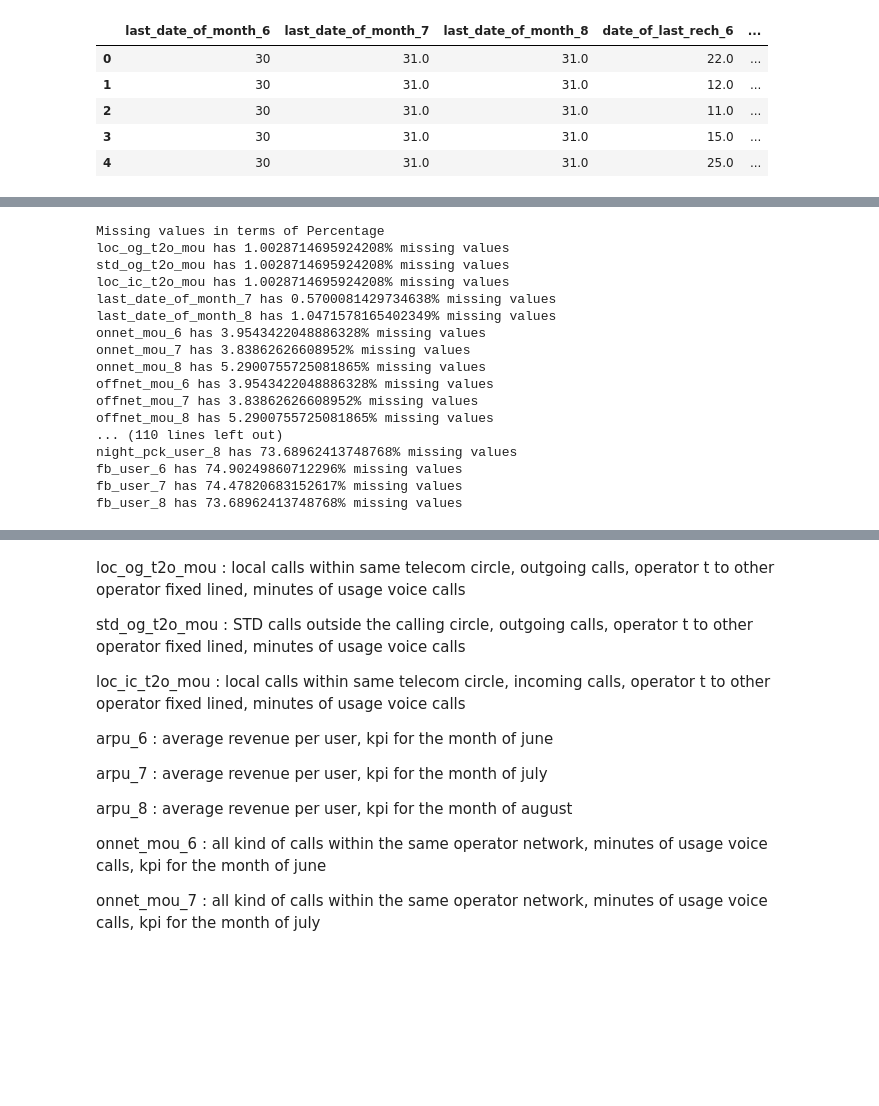
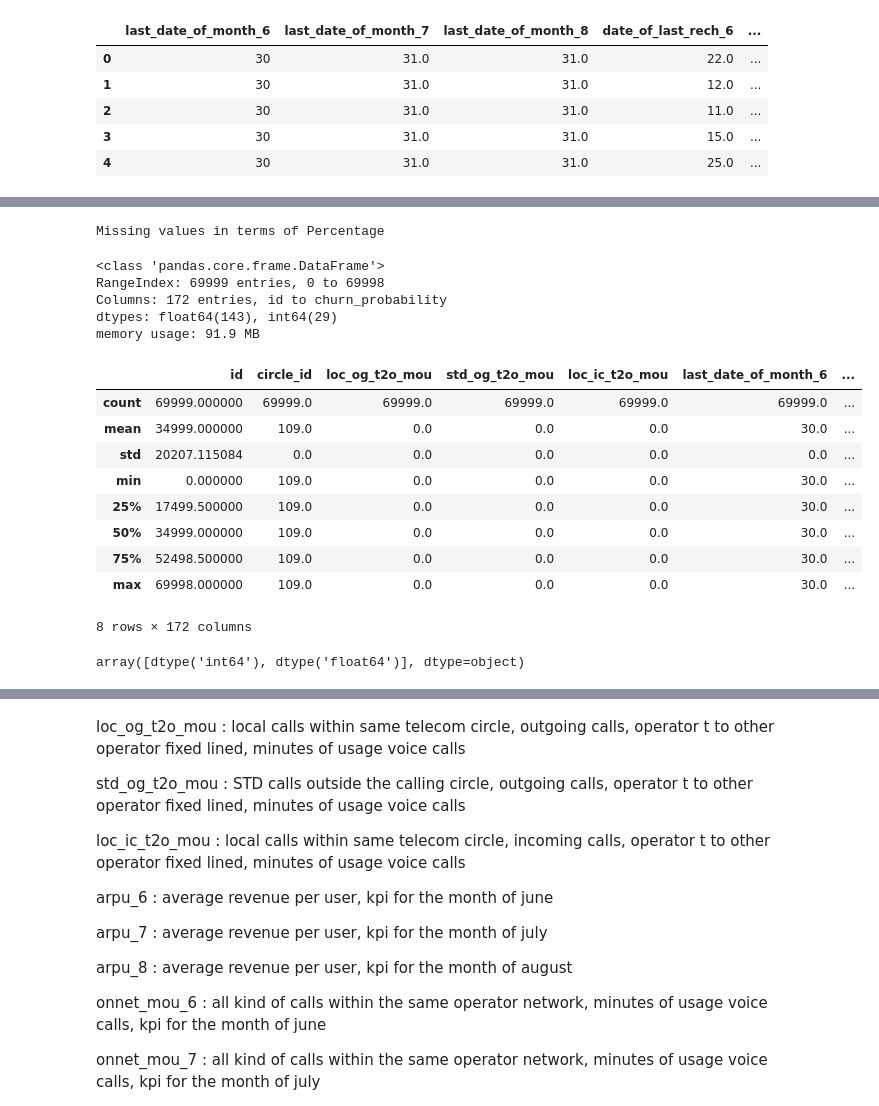
Before and after one commit to 98abhilash/Telecom_Churn, a Jupyter notebook: Telecom_Churn_Prediction.ipynb, the cells around one changed output, grey strips where cells are left out. Drawn from its saved outputs; the diff is of its cells as text; code cells hidden in the pictures; blank space fills up the shorter version.

Commit message:
Data cleaning

```diff
--- a/Telecom_Churn_Prediction.ipynb
+++ b/Telecom_Churn_Prediction.ipynb
@@ -203,4 +226,4 @@ df[conv_to_dt].head()
 | 3 | 30 | 31.0 | 31.0 | 15.0 | ... |
 | 4 | 30 | 31.0 | 31.0 | 25.0 | ... |
 # %%
-df[['last_date_of_month_7','last_date_of_month_8']].fillna(31)
+df[['last_date_of_month_7','last_date_of_month_8']].fillna(31.0,inplace=True)
@@ -221,2 +230,2 @@ df[['last_date_of_month_7','last_date_of_month_8']].fillna(31)
 # %%
-df['last_date_of_month_6'].fillna(30)
+df['last_date_of_month_6'].fillna(30,inplace=True)
@@ -236,2 +232,2 @@ Name: last_date_of_month_6, Length: 69999, dtype: int64
 # %%
-df[conv_to_dt].fillna(0)
+df[conv_to_dt].fillna(0,inplace=True)
@@ -252,2 +234,2 @@ df[conv_to_dt].fillna(0)
 # %%
-df.fillna(0)
+df.fillna(0,inplace=True)
@@ -269,24 +252,29 @@ df.fillna(0)
 print("Missing values in terms of Percentage")
 
 for column in df:
-    percent = 100 - (df[column].count() / len(df))*100
+    percent = (df[column].isnull().sum() / len(df))*100
     if percent > 0:
         print(column + ' has ' + str(percent) + "% missing values")
 # %% [output]
 Missing values in terms of Percentage
-loc_og_t2o_mou has 1.0028714695924208% missing values
-std_og_t2o_mou has 1.0028714695924208% missing values
-loc_ic_t2o_mou has 1.0028714695924208% missing values
-last_date_of_month_7 has 0.5700081429734638% missing values
-last_date_of_month_8 has 1.0471578165402349% missing values
-onnet_mou_6 has 3.9543422048886328% missing values
-onnet_mou_7 has 3.83862626608952% missing values
-onnet_mou_8 has 5.2900755725081865% missing values
-offnet_mou_6 has 3.9543422048886328% missing values
-offnet_mou_7 has 3.83862626608952% missing values
-offnet_mou_8 has 5.2900755725081865% missing values
-... (110 lines left out)
-night_pck_user_8 has 73.68962413748768% missing values
-fb_user_6 has 74.90249860712296% missing values
-fb_user_7 has 74.47820683152617% missing values
-fb_user_8 has 73.68962413748768% missing values
+# %%
+df.info()
+# %% [output]
+<class 'pandas.core.frame.DataFrame'>
+RangeIndex: 69999 entries, 0 to 69998
+Columns: 172 entries, id to churn_probability
+dtypes: float64(143), int64(29)
+memory usage: 91.9 MB
+# %%
+df.describe()
+# %% [output]
+|  | id | circle_id | loc_og_t2o_mou | std_og_t2o_mou | loc_ic_t2o_mou | last_date_of_month_6 | ... |
+| count | 69999.000000 | 69999.0 | 69999.0 | 69999.0 | 69999.0 | 69999.0 | ... |
+| mean | 34999.000000 | 109.0 | 0.0 | 0.0 | 0.0 | 30.0 | ... |
+| std | 20207.115084 | 0.0 | 0.0 | 0.0 | 0.0 | 0.0 | ... |
+| min | 0.000000 | 109.0 | 0.0 | 0.0 | 0.0 | 30.0 | ... |
+| 25% | 17499.500000 | 109.0 | 0.0 | 0.0 | 0.0 | 30.0 | ... |
+| 50% | 34999.000000 | 109.0 | 0.0 | 0.0 | 0.0 | 30.0 | ... |
+| 75% | 52498.500000 | 109.0 | 0.0 | 0.0 | 0.0 | 30.0 | ... |
+| max | 69998.000000 | 109.0 | 0.0 | 0.0 | 0.0 | 30.0 | ... |
+8 rows × 172 columns
@@ -292,0 +295,4 @@ fb_user_8 has 73.68962413748768% missing values
+# %%
+df.dtypes.unique()
+# %% [output]
+array([dtype('int64'), dtype('float64')], dtype=object)
```
Also changed, not shown: parts of 16 cells of this notebook.
